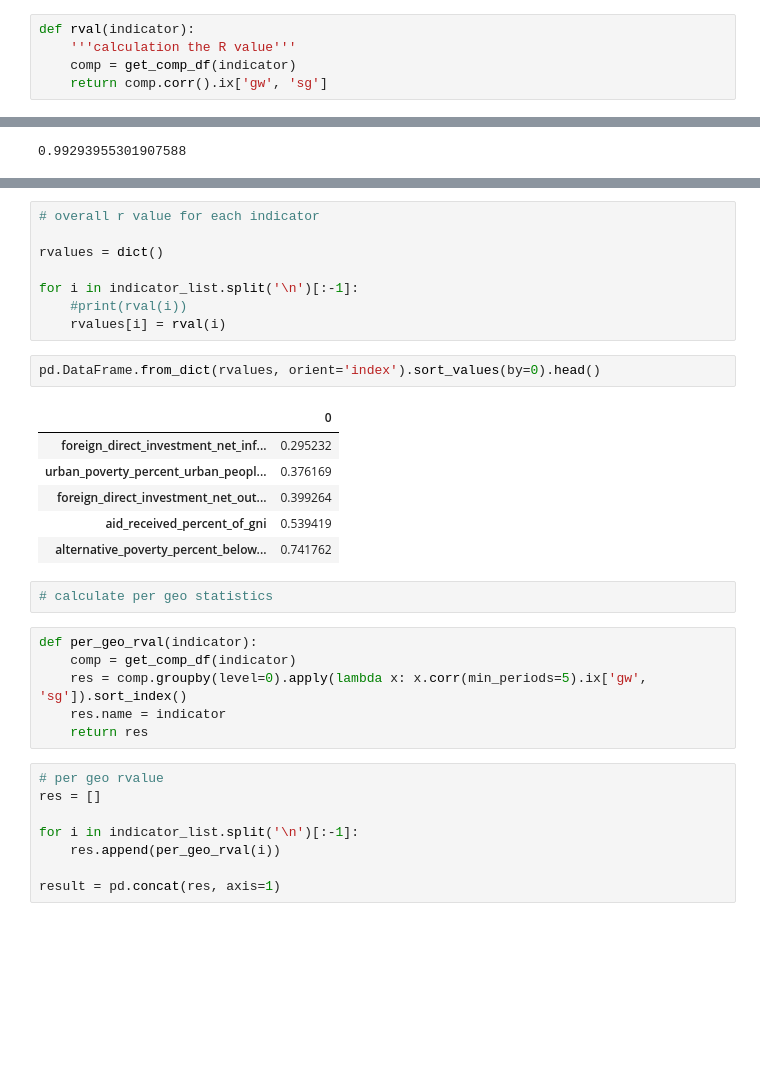
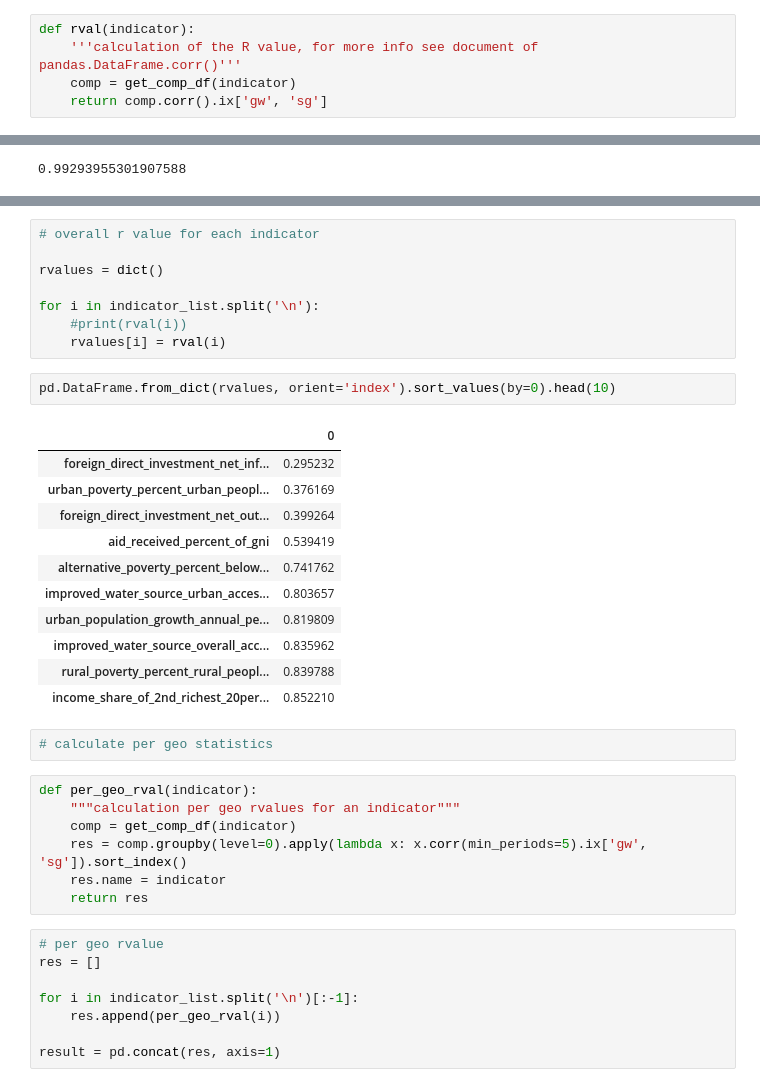
Before and after one commit to semio/ddf--gapminder--systema_globalis, a Jupyter notebook: etl/r-values.ipynb, the cells around one changed output, grey strips where cells are left out. Cells and saved outputs as stored; diff of their text form; blank space fills up the shorter version.

```diff
--- a/etl/r-values.ipynb
+++ b/etl/r-values.ipynb
@@ -20,7 +20,7 @@ def get_comp_df(indicator):
     return comp
 # %%
 def rval(indicator):
-    '''calculation the R value'''
+    '''calculation of the R value, for more info see document of pandas.DataFrame.corr()'''
     comp = get_comp_df(indicator)
     return comp.corr().ix['gw', 'sg']
 # %%
@@ -142,22 +141,28 @@ urban_poverty_percent_urban_people_below_national_urban
 
 rvalues = dict()
 
-for i in indicator_list.split('\n')[:-1]:
+for i in indicator_list.split('\n'):
     #print(rval(i))
     rvalues[i] = rval(i)
 # %%
-pd.DataFrame.from_dict(rvalues, orient='index').sort_values(by=0).head()
+pd.DataFrame.from_dict(rvalues, orient='index').sort_values(by=0).head(10)
 # %% [output]
 |  | 0 |
 | foreign_direct_investment_net_inf... | 0.295232 |
 | urban_poverty_percent_urban_peopl... | 0.376169 |
 | foreign_direct_investment_net_out... | 0.399264 |
 | aid_received_percent_of_gni | 0.539419 |
 | alternative_poverty_percent_below... | 0.741762 |
+| improved_water_source_urban_acces... | 0.803657 |
+| urban_population_growth_annual_pe... | 0.819809 |
+| improved_water_source_overall_acc... | 0.835962 |
+| rural_poverty_percent_rural_peopl... | 0.839788 |
+| income_share_of_2nd_richest_20per... | 0.852210 |
 # %%
 # calculate per geo statistics
 # %%
 def per_geo_rval(indicator):
+    """calculation per geo rvalues for an indicator"""
     comp = get_comp_df(indicator)
     res = comp.groupby(level=0).apply(lambda x: x.corr(min_periods=5).ix['gw', 'sg']).sort_index()
     res.name = indicator
```
Also changed, not shown: parts of 21 cells of this notebook.
